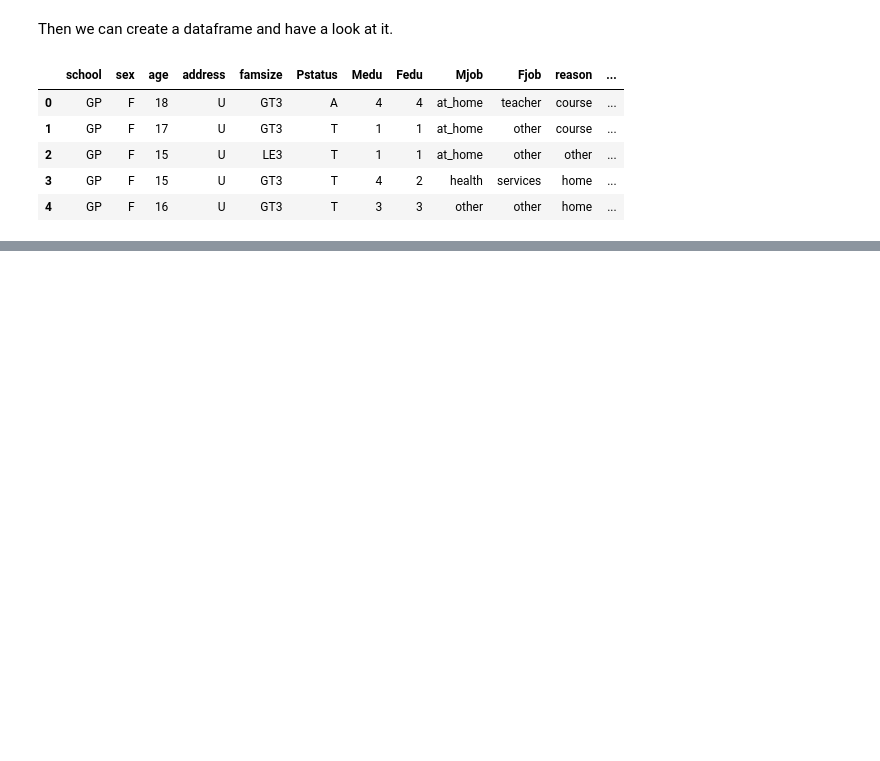
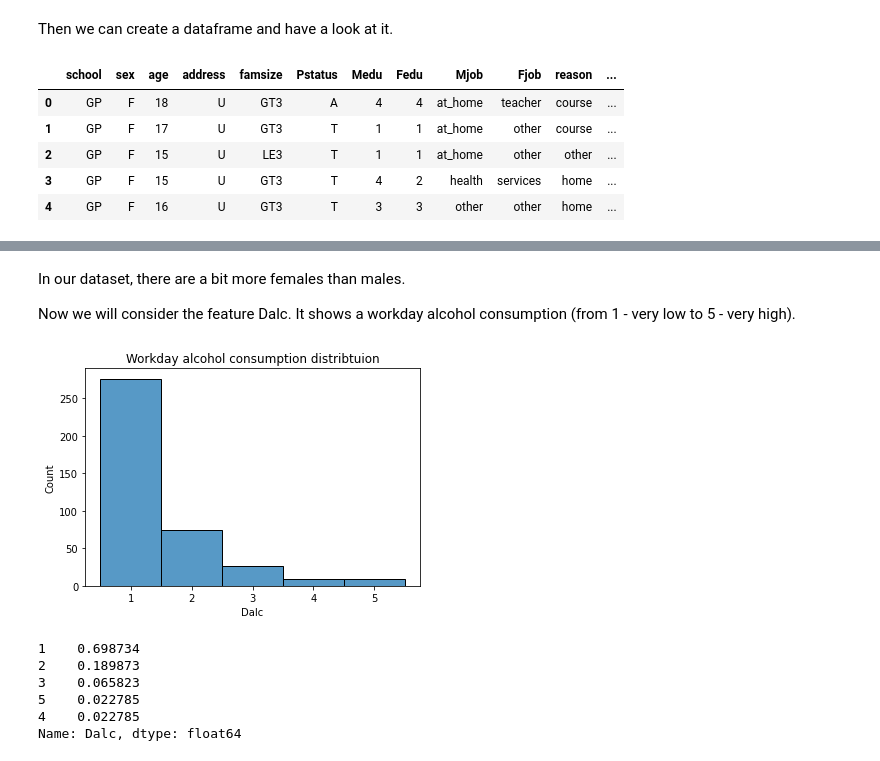
Before and after one commit to Toeysamm/2-64-NIDA-DADS5001, a Jupyter notebook: 04_Apply/Detailed_EDA.ipynb, the cells around one changed output, grey strips where cells are left out. Drawn from its saved outputs; the diff is of its cells as text; code cells hidden in the pictures; blank space fills up the shorter version.

```diff
--- a/04_Apply/Detailed_EDA.ipynb
+++ b/04_Apply/Detailed_EDA.ipynb
@@ -52,0 +140,19 @@ df.head()
+# %% [markdown]
+In our dataset, there are a bit more females than males.
+
+Now we will consider the feature Dalc. It shows a workday alcohol consumption (from 1 - very low to 5 - very high).
+# %%
+sns.histplot(df.Dalc, discrete=True)
+plt.title('Workday alcohol consumption distribtuion')
+plt.show()
+# %% [output]
+[figure, added]
+# %%
+df['Dalc'].value_counts(normalize=True)
+# %% [output]
+1    0.698734
+2    0.189873
+3    0.065823
+5    0.022785
+4    0.022785
+Name: Dalc, dtype: float64
```
Also changed, not shown: parts of 22 cells of this notebook.
